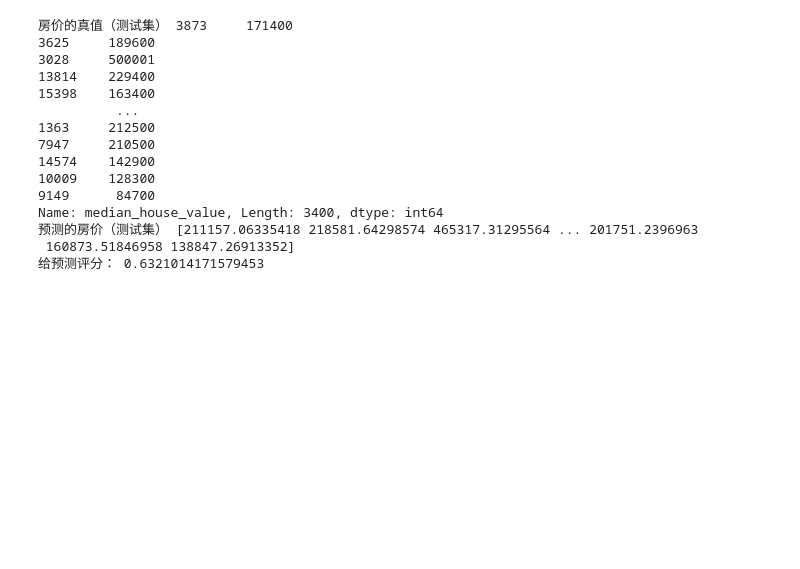
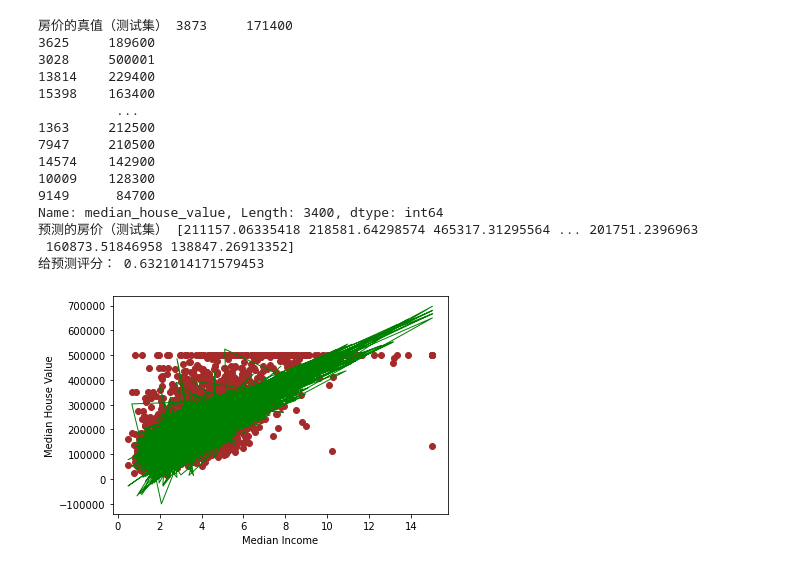
Before and after one commit to chenxz186/ZJN, a Jupyter notebook: Notebook/machine_learning/JN_1.ipynb, the cells around one changed output. Saved outputs shown, nothing was run; the diff lists cells and outputs as text; code cells hidden in the pictures; blank space fills up the shorter version.

```diff
--- a/Notebook/machine_learning/JN_1.ipynb
+++ b/Notebook/machine_learning/JN_1.ipynb
@@ -50,3 +50,13 @@ Name: median_house_value, Length: 3400, dtype: int64
 预测的房价（测试集） [211157.06335418 218581.64298574 465317.31295564 ... 201751.2396963
  160873.51846958 138847.26913352]
 给预测评分： 0.6321014171579453
+# %%
+import matplotlib.pyplot as plt
+
+plt.scatter(X_test.median_income, y_test, color='brown')
+plt.plot(X_test.median_income, y_pred, color='green', linewidth=1)
+plt.xlabel('Median Income')
+plt.ylabel('Median House Value')
+plt.show()
+# %% [output]
+[figure, added]
```
